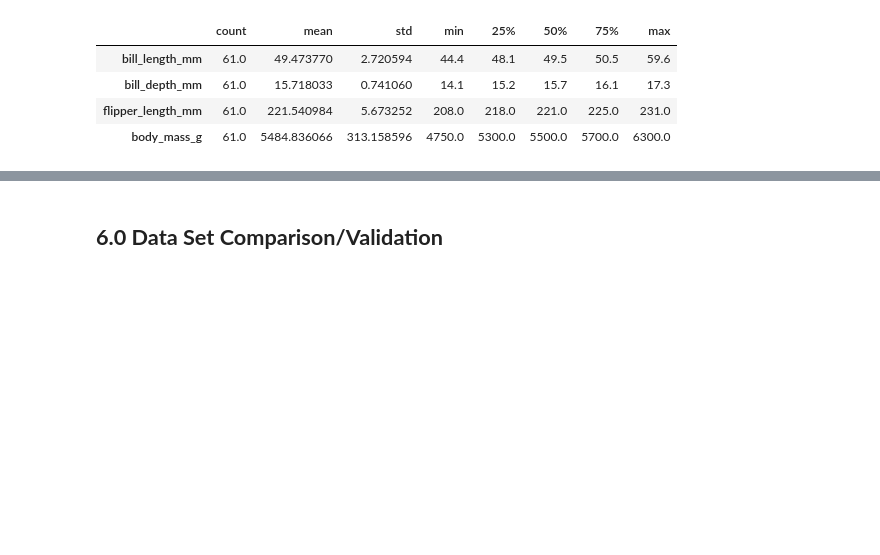
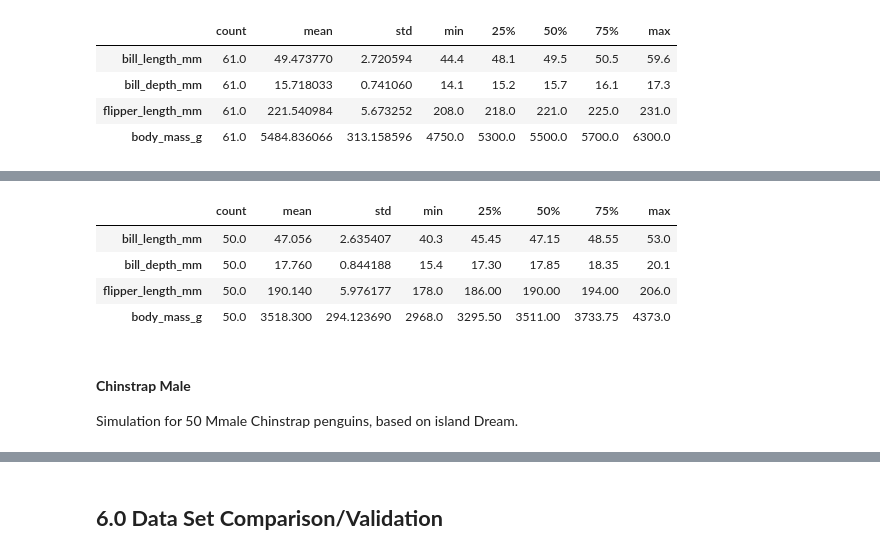
Before and after one commit to ssteffens/programming-data-analysis-project, a Jupyter notebook: project.ipynb, the cells around one changed output, grey strips where cells are left out. Cells and saved outputs as stored; diff of their text form; code cells hidden in the pictures; blank space fills up the shorter version.

```diff
--- a/project.ipynb
+++ b/project.ipynb
@@ -1100,0 +1117,30 @@ sim_male_gentoo
+# %%
+# Simulation of Bill_length_mm
+sim_female_chinstrap_bill_l = rng.normal(loc = 46.6, scale = 3.1, size = 50)
+
+# Simulation of bill_depth_mm
+sim_female_chinstrap_bill_d = rng.normal(loc = 17.6, scale = 0.8, size = 50)
+
+# Simulation of flipper_length_mm
+sim_female_chinstrap_flipper = rng.normal(loc = 191.7, scale = 5.8, size = 50)
+
+# Simulation of body_mass_g
+sim_female_chinstrap_body = rng.normal(loc = 3527.2, scale = 285.3, size = 50)
+# %%
+# Populate the data frame with simulated data for female Chinstrap penguins
+# FLoat point numbers for bill_length_mm and bill_depth_mm are rounded to 1 decimal
+# Float point numbers for flipper_length_mm and body_mass_g are rounded to full numbers to match the original data set
+
+sim_female_chinstrap = pd.DataFrame(data = {'species': 'Chinstrap', 'island': 'Dream', 'bill_length_mm': np.round(sim_female_chinstrap_bill_l, 1), 'bill_depth_mm': np.round(sim_female_chinstrap_bill_d, 1), 'flipper_length_mm': np.round(sim_female_chinstrap_flipper,0), 'body_mass_g': np.round(sim_female_chinstrap_body, 0), 'sex': 'female'})
+# %%
+sim_female_chinstrap.describe().transpose()
+# %% [output]
+|  | count | mean | std | min | 25% | 50% | 75% | max |
+| bill_length_mm | 50.0 | 47.056 | 2.635407 | 40.3 | 45.45 | 47.15 | 48.55 | 53.0 |
+| bill_depth_mm | 50.0 | 17.760 | 0.844188 | 15.4 | 17.30 | 17.85 | 18.35 | 20.1 |
+| flipper_length_mm | 50.0 | 190.140 | 5.976177 | 178.0 | 186.00 | 190.00 | 194.00 | 206.0 |
+| body_mass_g | 50.0 | 3518.300 | 294.123690 | 2968.0 | 3295.50 | 3511.00 | 3733.75 | 4373.0 |
+# %% [markdown]
+#### **Chinstrap Male**
+
+Simulation for 50 Mmale Chinstrap penguins, based on island Dream.
```
Also changed, not shown: parts of 22 cells of this notebook.
